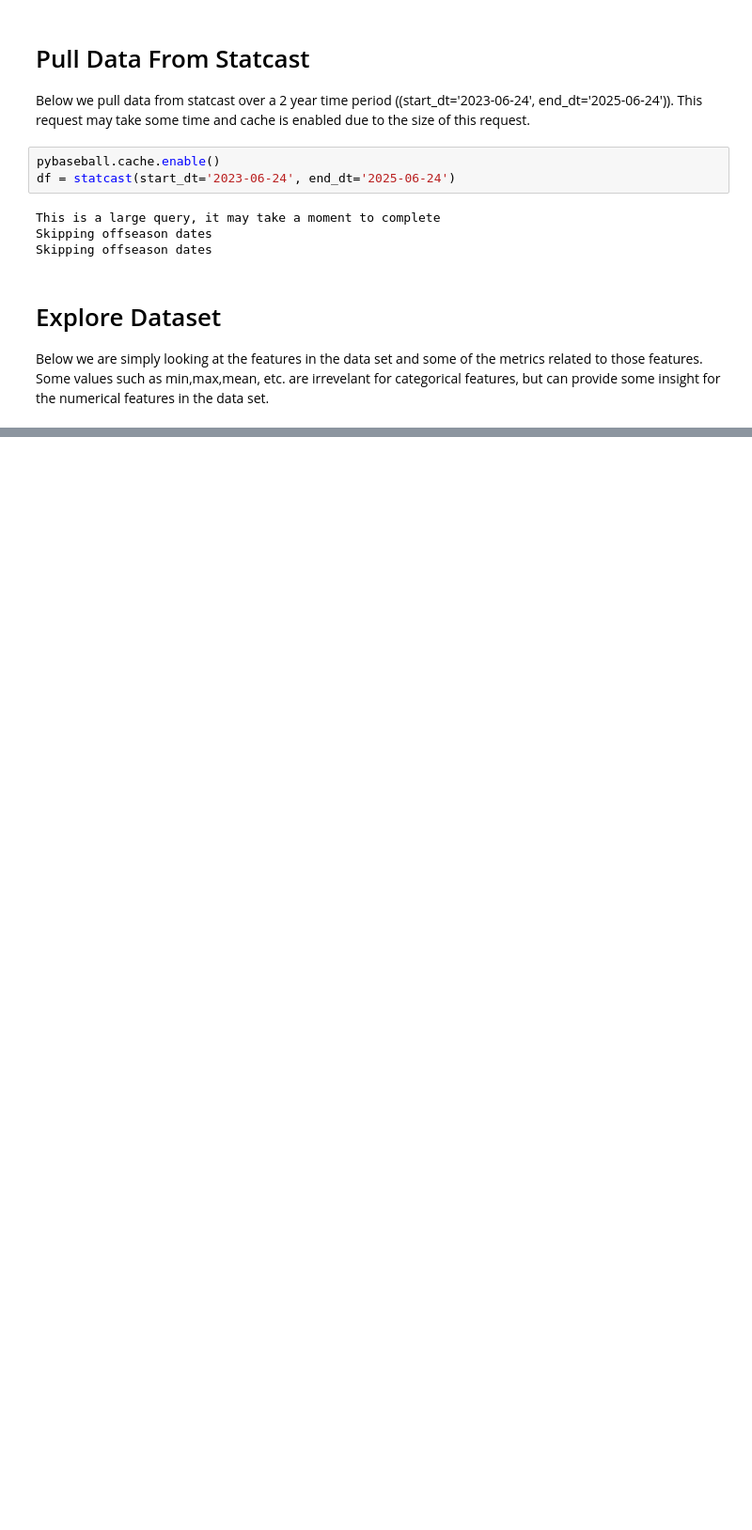
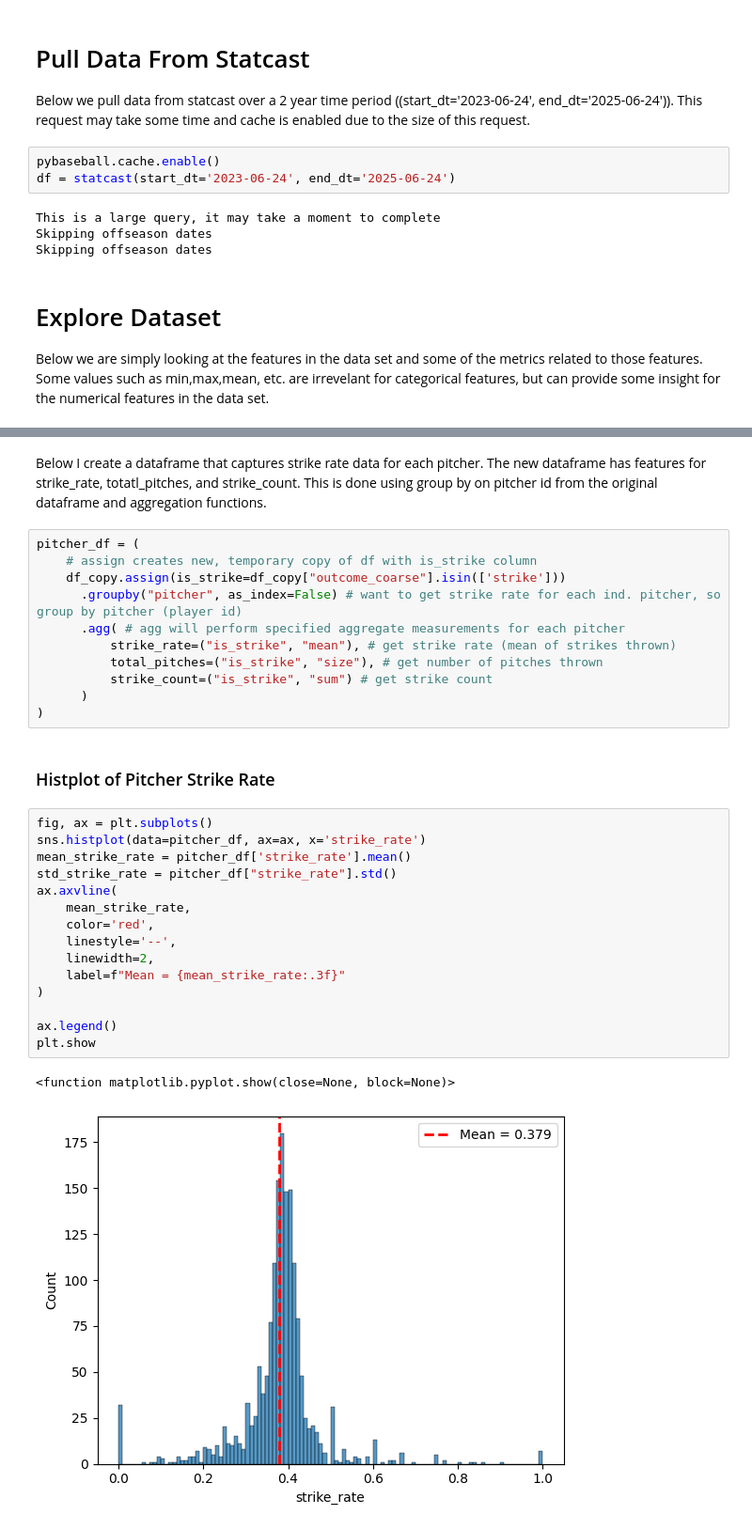
Before and after one commit to chris-codes1212/pitch-odds-project, a Jupyter notebook: pitch_by_pitch.ipynb, the cells around one changed output, grey strips where cells are left out. Shown at 94% size. Drawn from its saved outputs; the diff is of its cells as text; blank space fills up the shorter version.

```diff
--- a/pitch_by_pitch.ipynb
+++ b/pitch_by_pitch.ipynb
@@ -562,0 +218,34 @@ plt.show()
+# %% [markdown]
+
+Below I create a dataframe that captures strike rate data for each pitcher. The new dataframe has features for strike_rate, totatl_pitches, and strike_count. This is done using group by on pitcher id from the original dataframe and aggregation functions.
+# %%
+pitcher_df = (
+    # assign creates new, temporary copy of df with is_strike column
+    df_copy.assign(is_strike=df_copy["outcome_coarse"].isin(['strike']))
+      .groupby("pitcher", as_index=False) # want to get strike rate for each ind. pitcher, so group by pitcher (player id)
+      .agg( # agg will perform specified aggregate measurements for each pitcher
+          strike_rate=("is_strike", "mean"), # get strike rate (mean of strikes thrown)
+          total_pitches=("is_strike", "size"), # get number of pitches thrown
+          strike_count=("is_strike", "sum") # get strike count
+      )
+)
+# %% [markdown]
+### Histplot of Pitcher Strike Rate
+# %%
+fig, ax = plt.subplots()
+sns.histplot(data=pitcher_df, ax=ax, x='strike_rate')
+mean_strike_rate = pitcher_df['strike_rate'].mean()
+std_strike_rate = pitcher_df["strike_rate"].std()
+ax.axvline(
+    mean_strike_rate,
+    color='red',
+    linestyle='--',
+    linewidth=2,
+    label=f"Mean = {mean_strike_rate:.3f}"
+)
+
+ax.legend()
+plt.show
+# %% [output]
+<function matplotlib.pyplot.show(close=None, block=None)>
+[figure, added]
```
Also changed, not shown: parts of 119 cells of this notebook.
